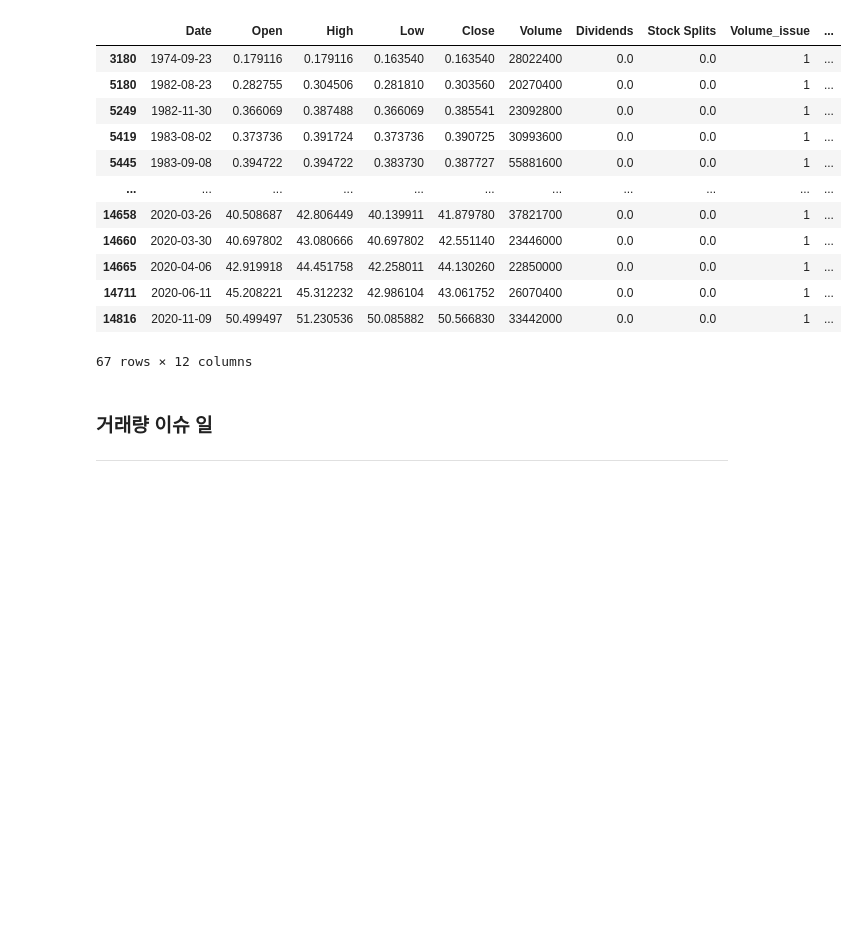
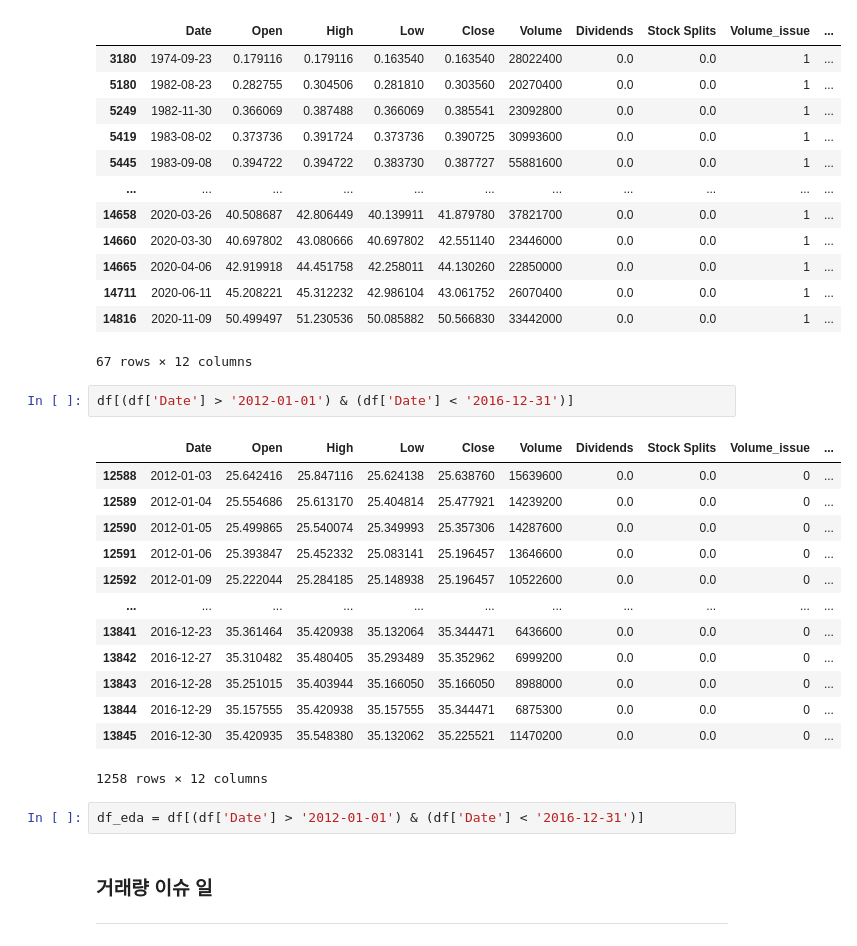
Before and after one commit to eunzzae/Study_DS, a Jupyter notebook: 11)_코카콜라_주가_예측.ipynb, the cells around one changed output. Cells and saved outputs as stored; diff of their text form; blank space fills up the shorter version.

```diff
--- a/11)_코카콜라_주가_예측.ipynb
+++ b/11)_코카콜라_주가_예측.ipynb
@@ -355,6 +353,24 @@ df[(df['Volume_issue']==1)&(df['rate_issue']==1)]
 | 14711 | 2020-06-11 | 45.208221 | 45.312232 | 42.986104 | 43.061752 | 26070400 | 0.0 | 0.0 | 1 | ... |
 | 14816 | 2020-11-09 | 50.499497 | 51.230536 | 50.085882 | 50.566830 | 33442000 | 0.0 | 0.0 | 1 | ... |
 67 rows × 12 columns
+# %%
+df[(df['Date'] > '2012-01-01') & (df['Date'] < '2016-12-31')]
+# %% [output]
+|  | Date | Open | High | Low | Close | Volume | Dividends | Stock Splits | Volume_issue | ... |
+| 12588 | 2012-01-03 | 25.642416 | 25.847116 | 25.624138 | 25.638760 | 15639600 | 0.0 | 0.0 | 0 | ... |
+| 12589 | 2012-01-04 | 25.554686 | 25.613170 | 25.404814 | 25.477921 | 14239200 | 0.0 | 0.0 | 0 | ... |
+| 12590 | 2012-01-05 | 25.499865 | 25.540074 | 25.349993 | 25.357306 | 14287600 | 0.0 | 0.0 | 0 | ... |
+| 12591 | 2012-01-06 | 25.393847 | 25.452332 | 25.083141 | 25.196457 | 13646600 | 0.0 | 0.0 | 0 | ... |
+| 12592 | 2012-01-09 | 25.222044 | 25.284185 | 25.148938 | 25.196457 | 10522600 | 0.0 | 0.0 | 0 | ... |
+| ... | ... | ... | ... | ... | ... | ... | ... | ... | ... | ... |
+| 13841 | 2016-12-23 | 35.361464 | 35.420938 | 35.132064 | 35.344471 | 6436600 | 0.0 | 0.0 | 0 | ... |
+| 13842 | 2016-12-27 | 35.310482 | 35.480405 | 35.293489 | 35.352962 | 6999200 | 0.0 | 0.0 | 0 | ... |
+| 13843 | 2016-12-28 | 35.251015 | 35.403944 | 35.166050 | 35.166050 | 8988000 | 0.0 | 0.0 | 0 | ... |
+| 13844 | 2016-12-29 | 35.157555 | 35.420938 | 35.157555 | 35.344471 | 6875300 | 0.0 | 0.0 | 0 | ... |
+| 13845 | 2016-12-30 | 35.420935 | 35.548380 | 35.132062 | 35.225521 | 11470200 | 0.0 | 0.0 | 0 | ... |
+1258 rows × 12 columns
+# %%
+df_eda = df[(df['Date'] > '2012-01-01') & (df['Date'] < '2016-12-31')]
 # %% [markdown]
 ### 거래량 이슈 일
 ---
```
Also changed, not shown: parts of 18 cells of this notebook.
